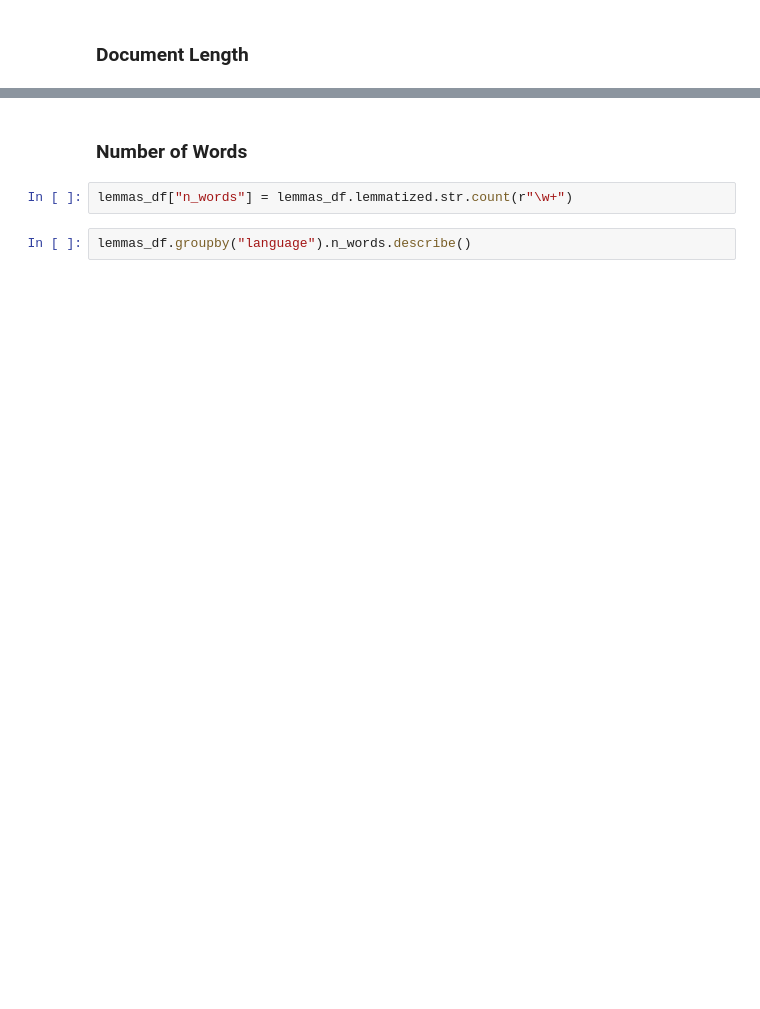
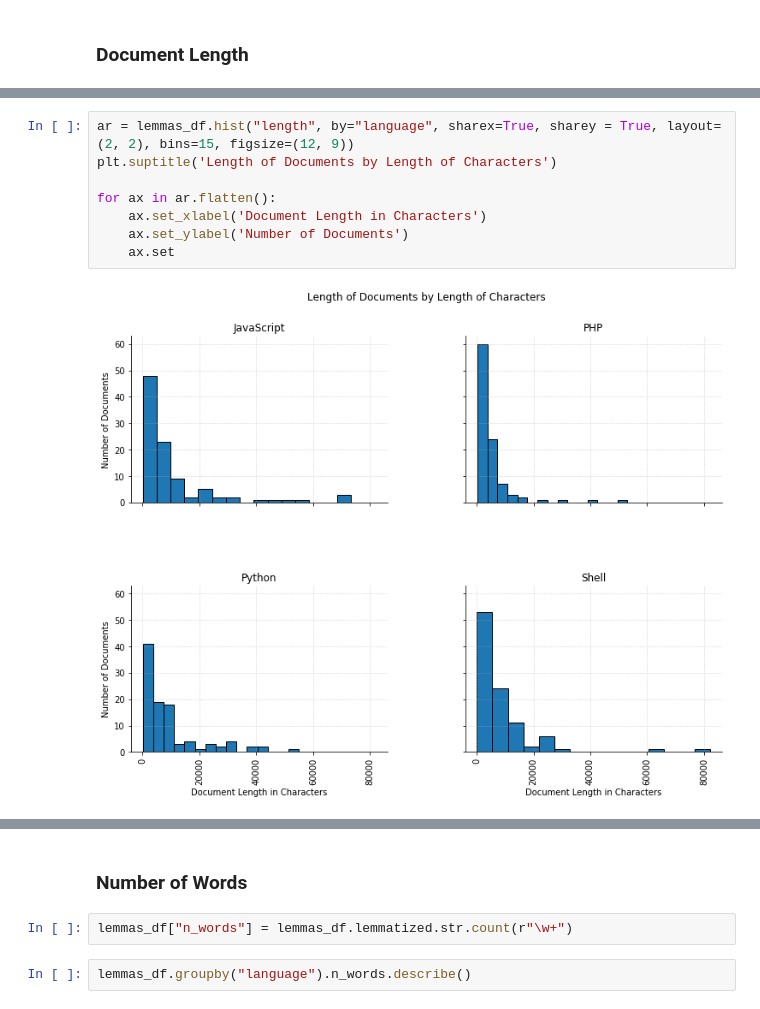
Before and after one commit to cera-amici/github-readme-nlp, a Jupyter notebook: github_readme_nlp.ipynb, the cells around one changed output, grey strips where cells are left out. Cells and saved outputs as stored; diff of their text form; blank space fills up the shorter version.

```diff
--- a/github_readme_nlp.ipynb
+++ b/github_readme_nlp.ipynb
@@ -296 +318,11 @@ Text(0.5, 1.0, 'Document Length')
+# %%
+ar = lemmas_df.hist("length", by="language", sharex=True, sharey = True, layout=(2, 2), bins=15, figsize=(12, 9))
+plt.suptitle('Length of Documents by Length of Characters')
+
+for ax in ar.flatten():
+    ax.set_xlabel('Document Length in Characters')
+    ax.set_ylabel('Number of Documents')
+    ax.set
+# %% [output]
+[figure, added]
 # %%
```
Also changed, not shown: parts of 21 cells of this notebook.
